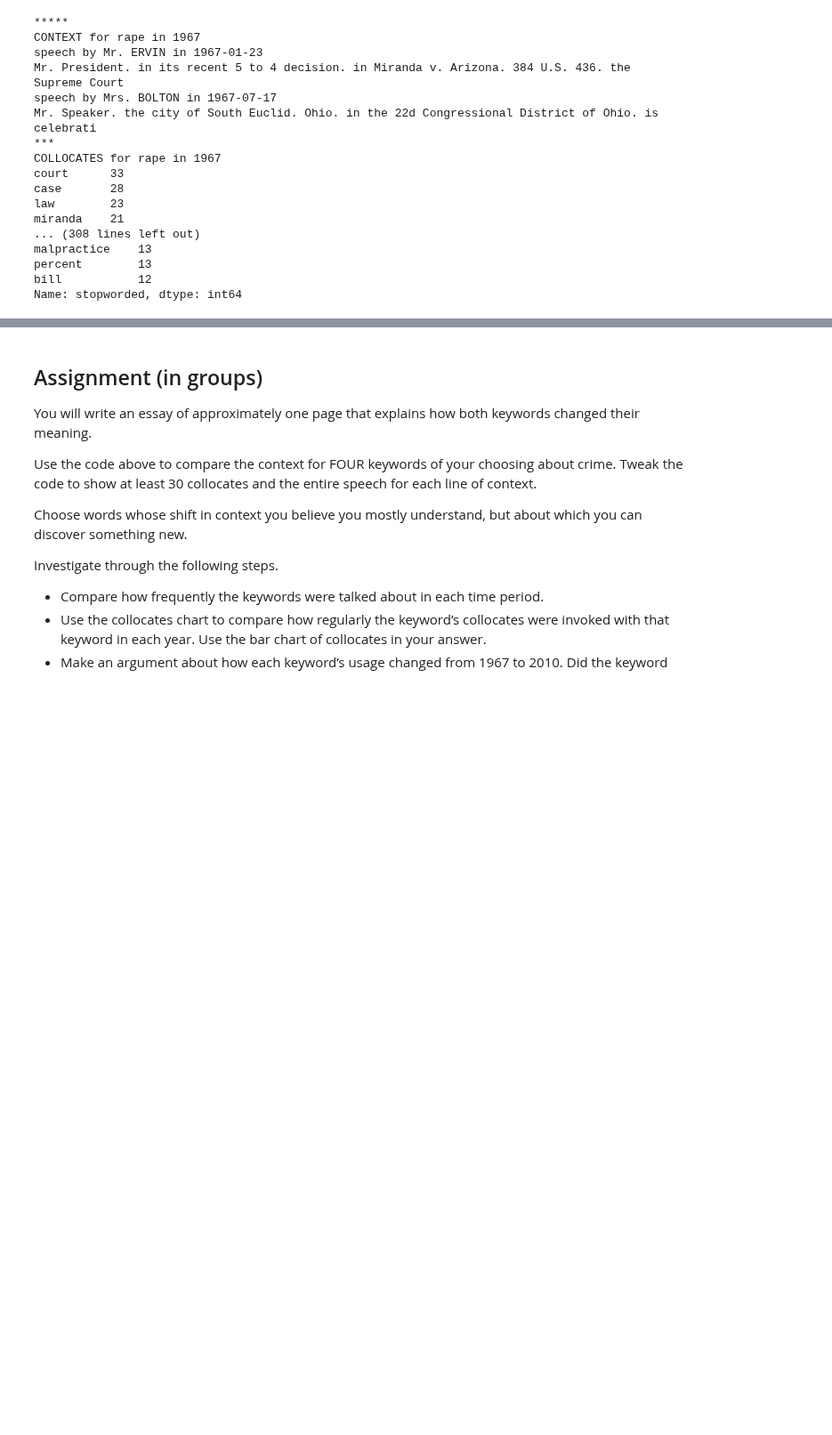
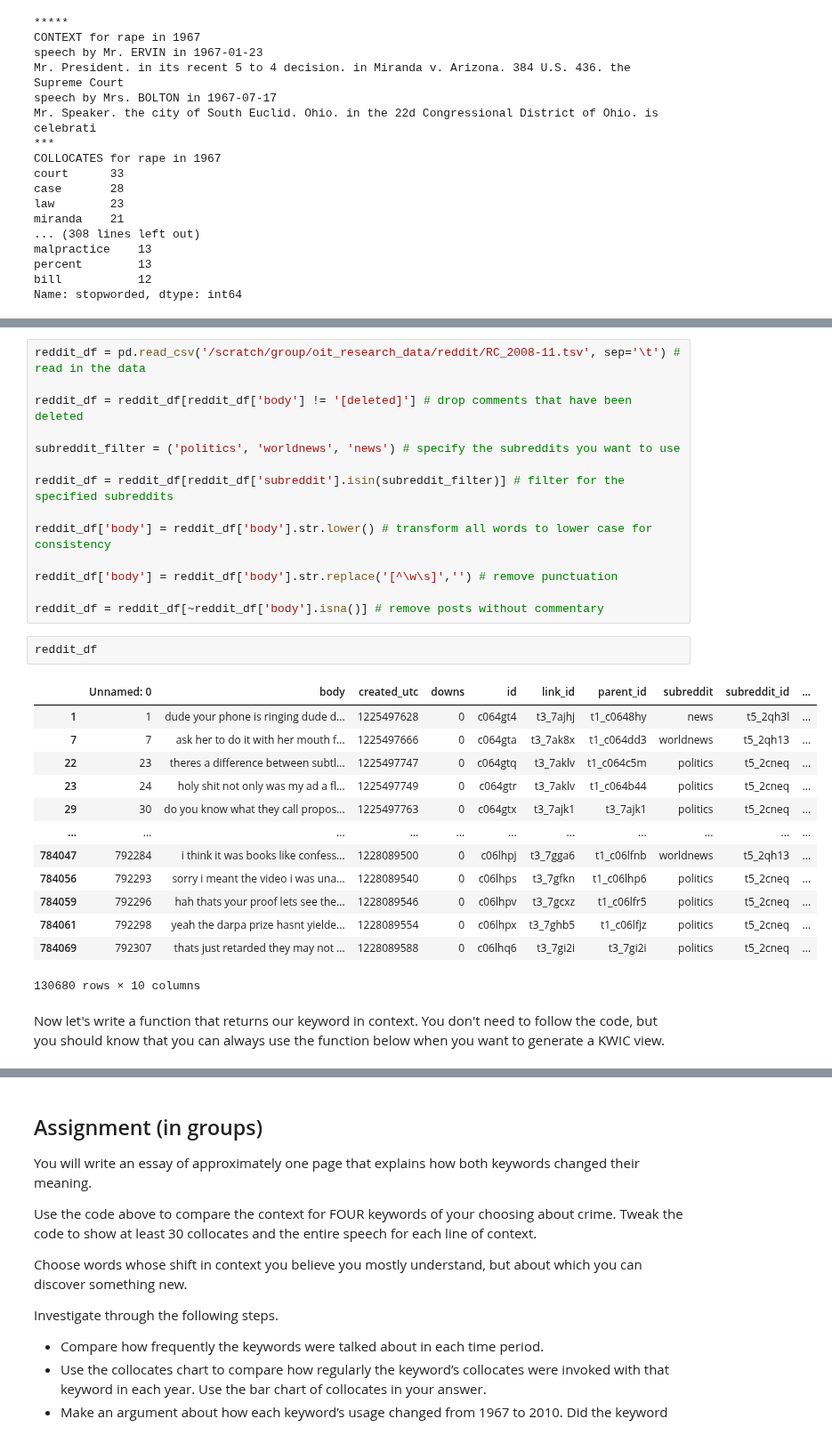
Before and after one commit to stephbuon/digital-history, a Jupyter notebook: hist3368-week5-plotting-change-over-time/hist3368-week5-interpret-word-change-over-time.ipynb, the cells around one changed output, grey strips where cells are left out. Shown at 89% size. Cells and saved outputs as stored; diff of their text form; blank space fills up the shorter version.

```diff
--- a/hist3368-week5-plotting-change-over-time/hist3368-week5-interpret-word-change-over-time.ipynb
+++ b/hist3368-week5-plotting-change-over-time/hist3368-week5-interpret-word-change-over-time.ipynb
@@ -349,0 +364,32 @@ Name: stopworded, dtype: int64
+# %%
+reddit_df = pd.read_csv('/scratch/group/oit_research_data/reddit/RC_2008-11.tsv', sep='\t') # read in the data
+
+reddit_df = reddit_df[reddit_df['body'] != '[deleted]'] # drop comments that have been deleted
+
+subreddit_filter = ('politics', 'worldnews', 'news') # specify the subreddits you want to use
+
+reddit_df = reddit_df[reddit_df['subreddit'].isin(subreddit_filter)] # filter for the specified subreddits
+
+reddit_df['body'] = reddit_df['body'].str.lower() # transform all words to lower case for consistency
+
+reddit_df['body'] = reddit_df['body'].str.replace('[^\w\s]','') # remove punctuation
+
+reddit_df = reddit_df[~reddit_df['body'].isna()] # remove posts without commentary
+# %%
+reddit_df
+# %% [output]
+|  | Unnamed: 0 | body | created_utc | downs | id | link_id | parent_id | subreddit | subreddit_id | ... |
+| 1 | 1 | dude your phone is ringing dude d... | 1225497628 | 0 | c064gt4 | t3_7ajhj | t1_c0648hy | news | t5_2qh3l | ... |
+| 7 | 7 | ask her to do it with her mouth f... | 1225497666 | 0 | c064gta | t3_7ak8x | t1_c064dd3 | worldnews | t5_2qh13 | ... |
+| 22 | 23 | theres a difference between subtl... | 1225497747 | 0 | c064gtq | t3_7aklv | t1_c064c5m | politics | t5_2cneq | ... |
+| 23 | 24 | holy shit not only was my ad a fl... | 1225497749 | 0 | c064gtr | t3_7aklv | t1_c064b44 | politics | t5_2cneq | ... |
+| 29 | 30 | do you know what they call propos... | 1225497763 | 0 | c064gtx | t3_7ajk1 | t3_7ajk1 | politics | t5_2cneq | ... |
+| ... | ... | ... | ... | ... | ... | ... | ... | ... | ... | ... |
+| 784047 | 792284 | i think it was books like confess... | 1228089500 | 0 | c06lhpj | t3_7gga6 | t1_c06lfnb | worldnews | t5_2qh13 | ... |
+| 784056 | 792293 | sorry i meant the video i was una... | 1228089540 | 0 | c06lhps | t3_7gfkn | t1_c06lhp6 | politics | t5_2cneq | ... |
+| 784059 | 792296 | hah thats your proof lets see the... | 1228089546 | 0 | c06lhpv | t3_7gcxz | t1_c06lfr5 | politics | t5_2cneq | ... |
+| 784061 | 792298 | yeah the darpa prize hasnt yielde... | 1228089554 | 0 | c06lhpx | t3_7ghb5 | t1_c06lfjz | politics | t5_2cneq | ... |
+| 784069 | 792307 | thats just retarded they may not ... | 1228089588 | 0 | c06lhq6 | t3_7gi2i | t3_7gi2i | politics | t5_2cneq | ... |
+130680 rows × 10 columns
+# %% [markdown]
+Now let's write a function that returns our keyword in context. You don't need to follow the code, but you should know that you can always use the function below when you want to generate a KWIC view.
```
Also changed, not shown: parts of 9 cells of this notebook, 1 other file.
